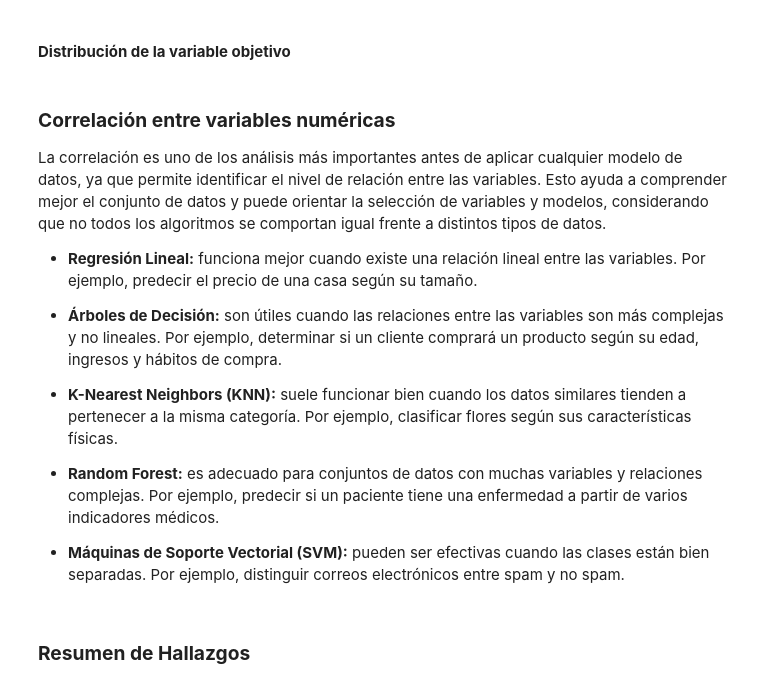
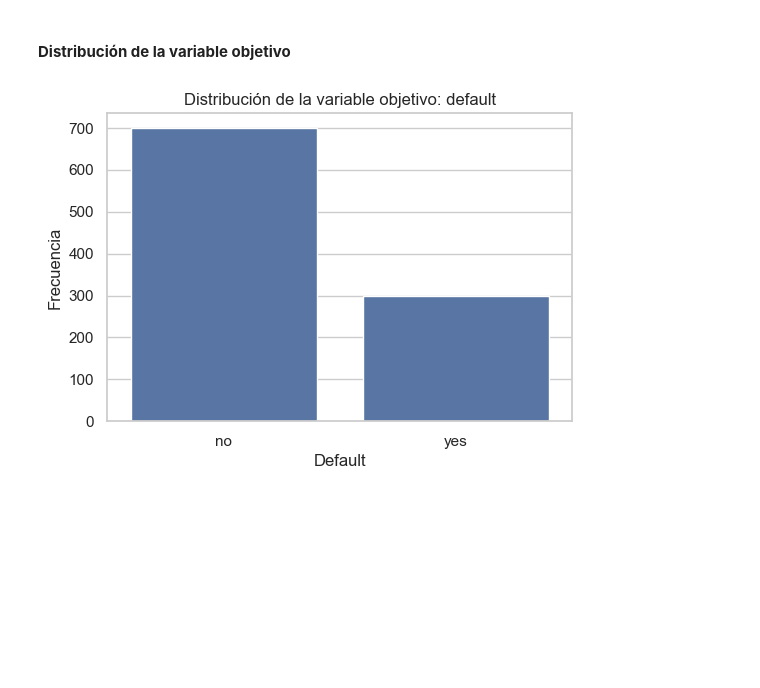
Before and after one commit to yurilealjaque/Skillnest-Data-Science-Proyecto-2, a Jupyter notebook: EDA/EDA_credit.ipynb, the cells around one changed output. Drawn from its saved outputs; the diff is of its cells as text; code cells hidden in the pictures; blank space fills up the shorter version.

```diff
--- a/EDA/EDA_credit.ipynb
+++ b/EDA/EDA_credit.ipynb
@@ -165,32 +450,18 @@ plt.show()
 # %% [markdown]
 #### **Distribución de la variable objetivo**
 # %%
+# Distribución de la variable objetivo
 plt.figure(figsize=(6, 4))
 
-ax = sns.countplot(data=df, x='Churn', palette='Set2')
+sns.countplot(
+    data=df,
+    x="default",
+    order=df["default"].value_counts().index
+)
 
-for p in ax.patches:
-    ax.text(
-        p.get_x() + p.get_width()/2,
-        p.get_height(),
-        int(p.get_height()),
-        ha='center'
-    )
-
-plt.title('Distribución de Abandono (Churn)')
-plt.ylabel('Cantidad de Miembros')
+plt.title("Distribución de la variable objetivo: default")
+plt.xlabel("Default")
+plt.ylabel("Frecuencia")
 plt.show()
+# %% [output]
+[figure, added]
-# %% [markdown]
-### **Correlación entre variables numéricas**
-
-La correlación es uno de los análisis más importantes antes de aplicar cualquier modelo de datos, ya que permite identificar el nivel de relación entre las variables. Esto ayuda a comprender mejor el conjunto de datos y puede orientar la selección de variables y modelos, considerando que no todos los algoritmos se comportan igual frente a distintos tipos de datos.
-
-- **Regresión Lineal:** funciona mejor cuando existe una relación lineal entre las variables. Por ejemplo, predecir el precio de una casa según su tamaño.
-
-* **Árboles de Decisión:** son útiles cuando las relaciones entre las variables son más complejas y no lineales. Por ejemplo, determinar si un cliente comprará un producto según su edad, ingresos y hábitos de compra.
-
-* **K-Nearest Neighbors (KNN):** suele funcionar bien cuando los datos similares tienden a pertenecer a la misma categoría. Por ejemplo, clasificar flores según sus características físicas.
-
-* **Random Forest:** es adecuado para conjuntos de datos con muchas variables y relaciones complejas. Por ejemplo, predecir si un paciente tiene una enfermedad a partir de varios indicadores médicos.
-
-* **Máquinas de Soporte Vectorial (SVM):** pueden ser efectivas cuando las clases están bien separadas. Por ejemplo, distinguir correos electrónicos entre spam y no spam.
@@ -207,2 +467,0 @@ plt.show()
-# %% [markdown]
-### **Resumen de Hallazgos**
```
Also changed, not shown: parts of 60 cells of this notebook.
